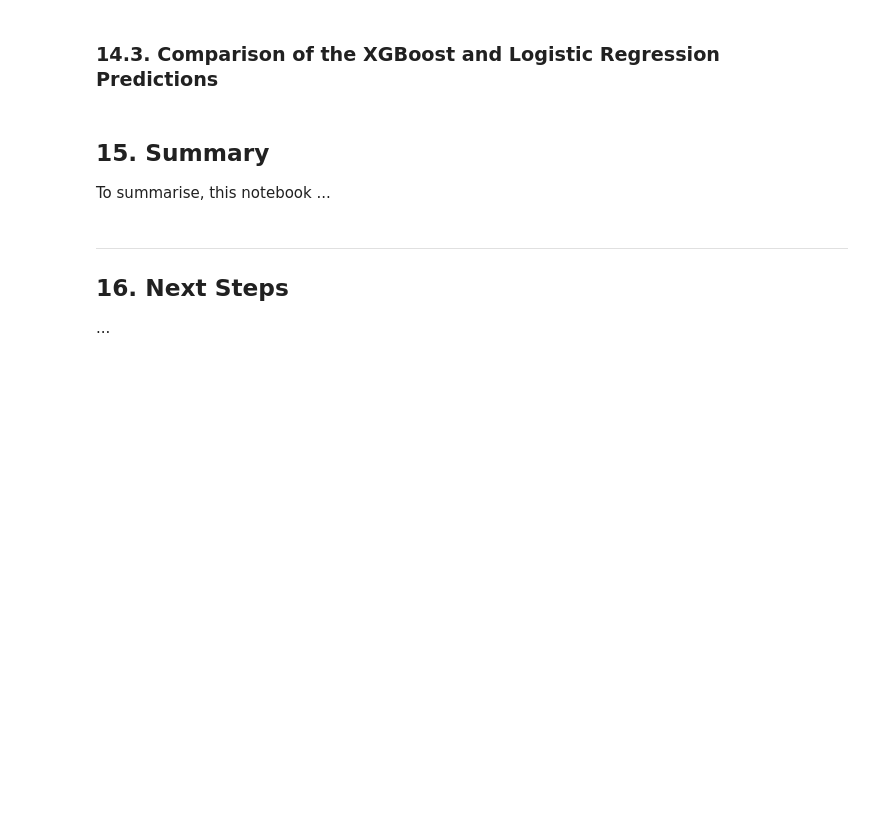
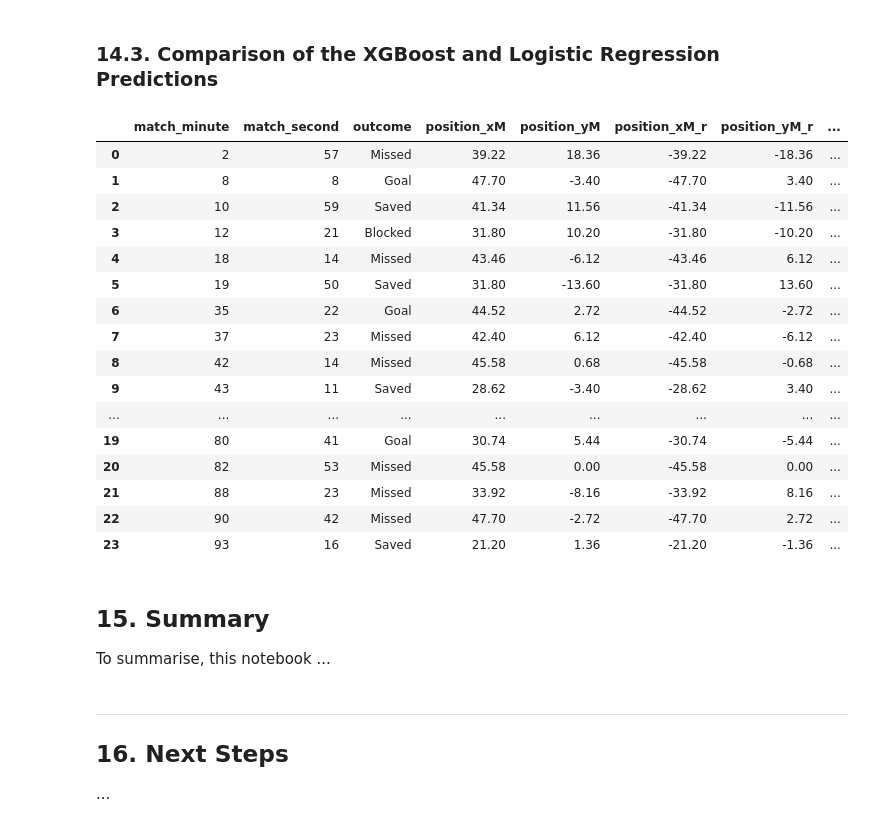
Before and after one commit to robbiejdunne/cfg_submission, a Jupyter notebook: notebooks/chance_quality_modelling/2) Gradient Boosted Chance Quality Model from Shots Data.ipynb, the cells around one changed output. Drawn from its saved outputs; the diff is of its cells as text; code cells hidden in the pictures; blank space fills up the shorter version.

```diff
--- a/notebooks/chance_quality_modelling/2) Gradient Boosted Chance Quality Model from Shots Data.ipynb
+++ b/notebooks/chance_quality_modelling/2) Gradient Boosted Chance Quality Model from Shots Data.ipynb
@@ -1447,0 +1507,27 @@ plt.show()
+# %%
+# Rename xG column derived from XGBoost (used to compared to previous calculated xG value in Logistic Regression model) and create a variance column
+df_metrica_xg = df_metrica_xg.rename(columns={'xG': 'xG_XGB'})
+# %%
+df_metrica_xg['diff_xG'] = df_metrica_xg['xG_LR'] - df_metrica_xg['xG_XGB']
+df_metrica_xg['percentage_variance_xG'] = (((df_metrica_xg['xG_XGB'] - df_metrica_xg['xG_LR']) / df_metrica_xg['xG_LR'])*100).round(2)
+# %%
+# Display DataFrame
+df_metrica_xg
+# %% [output]
+|  | match_minute | match_second | outcome | position_xM | position_yM | position_xM_r | position_yM_r | ... |
+| 0 | 2 | 57 | Missed | 39.22 | 18.36 | -39.22 | -18.36 | ... |
+| 1 | 8 | 8 | Goal | 47.70 | -3.40 | -47.70 | 3.40 | ... |
+| 2 | 10 | 59 | Saved | 41.34 | 11.56 | -41.34 | -11.56 | ... |
+| 3 | 12 | 21 | Blocked | 31.80 | 10.20 | -31.80 | -10.20 | ... |
+| 4 | 18 | 14 | Missed | 43.46 | -6.12 | -43.46 | 6.12 | ... |
+| 5 | 19 | 50 | Saved | 31.80 | -13.60 | -31.80 | 13.60 | ... |
+| 6 | 35 | 22 | Goal | 44.52 | 2.72 | -44.52 | -2.72 | ... |
+| 7 | 37 | 23 | Missed | 42.40 | 6.12 | -42.40 | -6.12 | ... |
+| 8 | 42 | 14 | Missed | 45.58 | 0.68 | -45.58 | -0.68 | ... |
+| 9 | 43 | 11 | Saved | 28.62 | -3.40 | -28.62 | 3.40 | ... |
+| ... | ... | ... | ... | ... | ... | ... | ... | ... |
+| 19 | 80 | 41 | Goal | 30.74 | 5.44 | -30.74 | -5.44 | ... |
+| 20 | 82 | 53 | Missed | 45.58 | 0.00 | -45.58 | 0.00 | ... |
+| 21 | 88 | 23 | Missed | 33.92 | -8.16 | -33.92 | 8.16 | ... |
+| 22 | 90 | 42 | Missed | 47.70 | -2.72 | -47.70 | 2.72 | ... |
+| 23 | 93 | 16 | Saved | 21.20 | 1.36 | -21.20 | -1.36 | ... |
```
Also changed, not shown: parts of 52 cells of this notebook.
